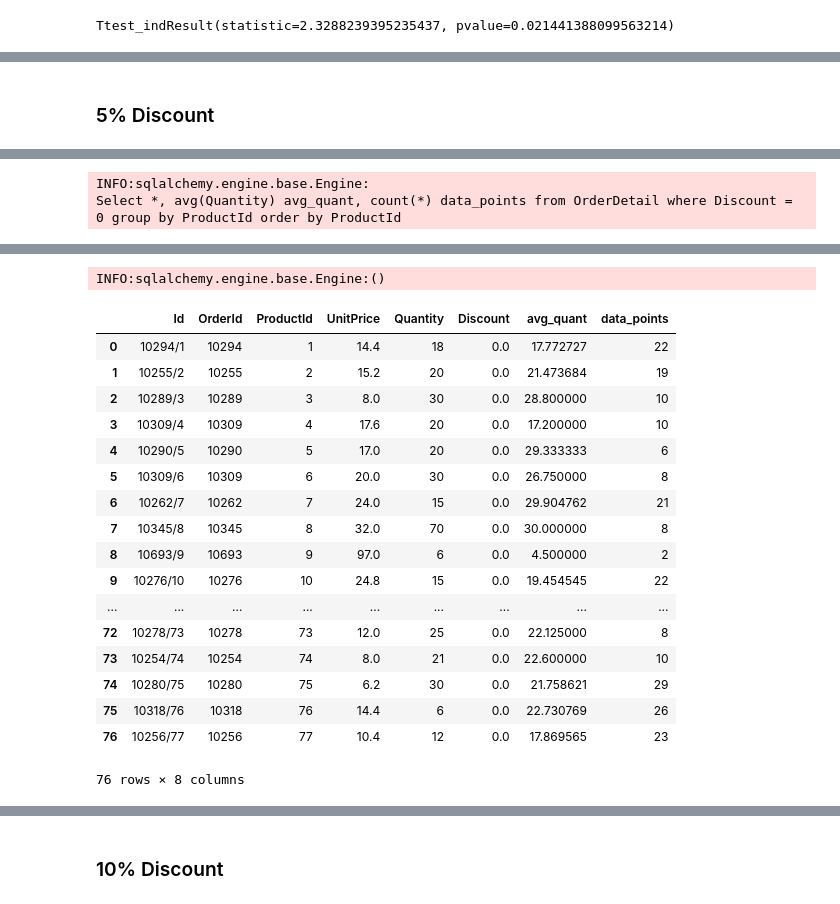
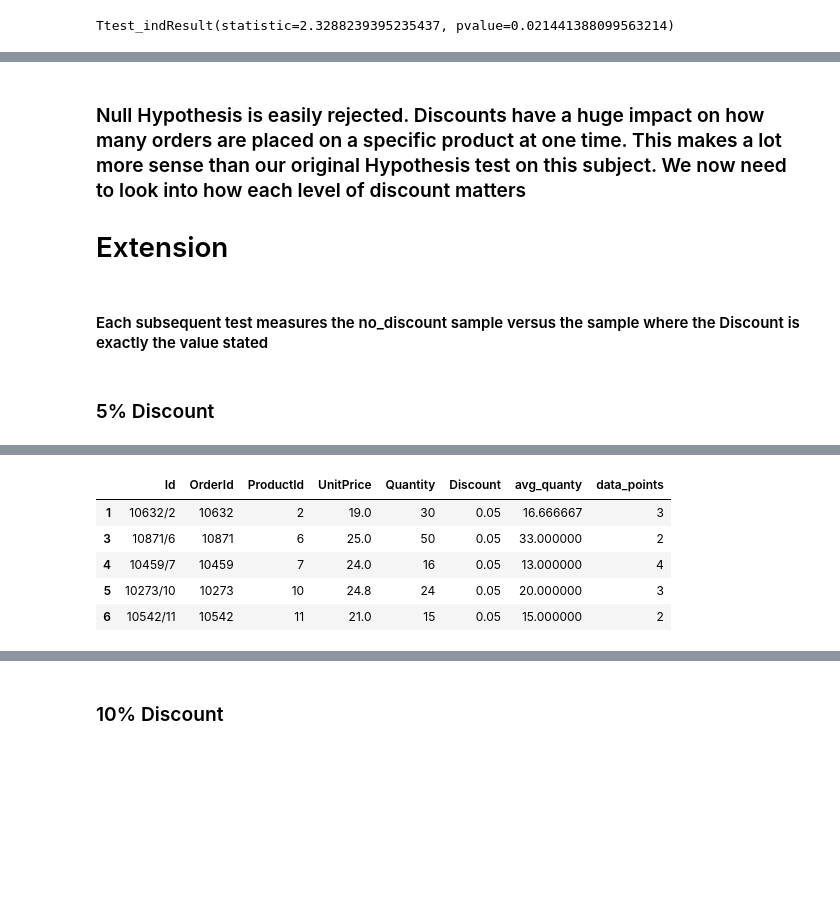
Before and after one commit to swede0623/dsc-2-final-project-online-ds-pt-031119, a Jupyter notebook: Project.ipynb, the cells around one changed output, grey strips where cells are left out. Saved outputs shown, nothing was run; the diff lists cells and outputs as text; code cells hidden in the pictures; blank space fills up the shorter version.

```diff
--- a/Project.ipynb
+++ b/Project.ipynb
@@ -30,8 +26,10 @@ sns.set_style('whitegrid')
 import sqlalchemy
 from sqlalchemy import create_engine
 from sqlalchemy.orm import Session, sessionmaker
+from sqlalchemy import inspect
 
-engine = create_engine("sqlite:///Northwind_small.sqlite", echo=True)
+engine = create_engine("sqlite:///Northwind_small.sqlite")
 Session = sessionmaker(bind=engine)
 session = Session()
+inspector = inspect(engine)
 # %%
@@ -789,9 +384,15 @@ Null Hypothesis is easily rejected.  We now need to look into how each level of
+# %% [markdown]
+### Null Hypothesis is easily rejected.  Discounts have a huge impact on how many orders are placed on a specific product at one time.  This makes a lot more sense than our original Hypothesis test on this subject. We now need to look into how each level of discount matters
+# Extension
+# %% [markdown]
+#### Each subsequent test measures the no_discount sample versus the sample where the Discount is exactly the value stated
 # %% [markdown]
 ### 5% Discount
 # %%
-nodiscount_df_2 = pd.read_sql_query("""
-Select *, avg(Quantity) avg_quant, count(*) data_points from OrderDetail where Discount = 0 group by ProductId order by ProductId
+withdiscount_df_5 = pd.read_sql_query("""
+Select *, avg(Quantity) avg_quanty, count(*) data_points from OrderDetail
+where Discount = 0.05 group by ProductId order by ProductId
 """, engine)
-nodiscount_df_2 = nodiscount_df_2[nodiscount_df_2.data_points>1] #9,15,37, 48
-nodiscount_df_2
+withdiscount_df_5 = withdiscount_df_5[withdiscount_df_5.data_points>1]
+withdiscount_df_5.head()
 # %% [output]
@@ -800,2 +398,0 @@ Select *, avg(Quantity) avg_quant, count(*) data_points from OrderDetail where D
-INFO:sqlalchemy.engine.base.Engine:
-Select *, avg(Quantity) avg_quant, count(*) data_points from OrderDetail where Discount = 0 group by ProductId order by ProductId
@@ -803,19 +399,6 @@ Select *, avg(Quantity) avg_quant, count(*) data_points from OrderDetail where D
-INFO:sqlalchemy.engine.base.Engine:()
-|  | Id | OrderId | ProductId | UnitPrice | Quantity | Discount | avg_quant | data_points |
-| 0 | 10294/1 | 10294 | 1 | 14.4 | 18 | 0.0 | 17.772727 | 22 |
-| 1 | 10255/2 | 10255 | 2 | 15.2 | 20 | 0.0 | 21.473684 | 19 |
-| 2 | 10289/3 | 10289 | 3 | 8.0 | 30 | 0.0 | 28.800000 | 10 |
-| 3 | 10309/4 | 10309 | 4 | 17.6 | 20 | 0.0 | 17.200000 | 10 |
-| 4 | 10290/5 | 10290 | 5 | 17.0 | 20 | 0.0 | 29.333333 | 6 |
-| 5 | 10309/6 | 10309 | 6 | 20.0 | 30 | 0.0 | 26.750000 | 8 |
-| 6 | 10262/7 | 10262 | 7 | 24.0 | 15 | 0.0 | 29.904762 | 21 |
-| 7 | 10345/8 | 10345 | 8 | 32.0 | 70 | 0.0 | 30.000000 | 8 |
-| 8 | 10693/9 | 10693 | 9 | 97.0 | 6 | 0.0 | 4.500000 | 2 |
-| 9 | 10276/10 | 10276 | 10 | 24.8 | 15 | 0.0 | 19.454545 | 22 |
-| ... | ... | ... | ... | ... | ... | ... | ... | ... |
-| 72 | 10278/73 | 10278 | 73 | 12.0 | 25 | 0.0 | 22.125000 | 8 |
-| 73 | 10254/74 | 10254 | 74 | 8.0 | 21 | 0.0 | 22.600000 | 10 |
-| 74 | 10280/75 | 10280 | 75 | 6.2 | 30 | 0.0 | 21.758621 | 29 |
-| 75 | 10318/76 | 10318 | 76 | 14.4 | 6 | 0.0 | 22.730769 | 26 |
-| 76 | 10256/77 | 10256 | 77 | 10.4 | 12 | 0.0 | 17.869565 | 23 |
+|  | Id | OrderId | ProductId | UnitPrice | Quantity | Discount | avg_quanty | data_points |
+| 1 | 10632/2 | 10632 | 2 | 19.0 | 30 | 0.05 | 16.666667 | 3 |
+| 3 | 10871/6 | 10871 | 6 | 25.0 | 50 | 0.05 | 33.000000 | 2 |
+| 4 | 10459/7 | 10459 | 7 | 24.0 | 16 | 0.05 | 13.000000 | 4 |
+| 5 | 10273/10 | 10273 | 10 | 24.8 | 24 | 0.05 | 20.000000 | 3 |
+| 6 | 10542/11 | 10542 | 11 | 21.0 | 15 | 0.05 | 15.000000 | 2 |
-76 rows × 8 columns
```
Also changed, not shown: parts of 135 cells of this notebook.
